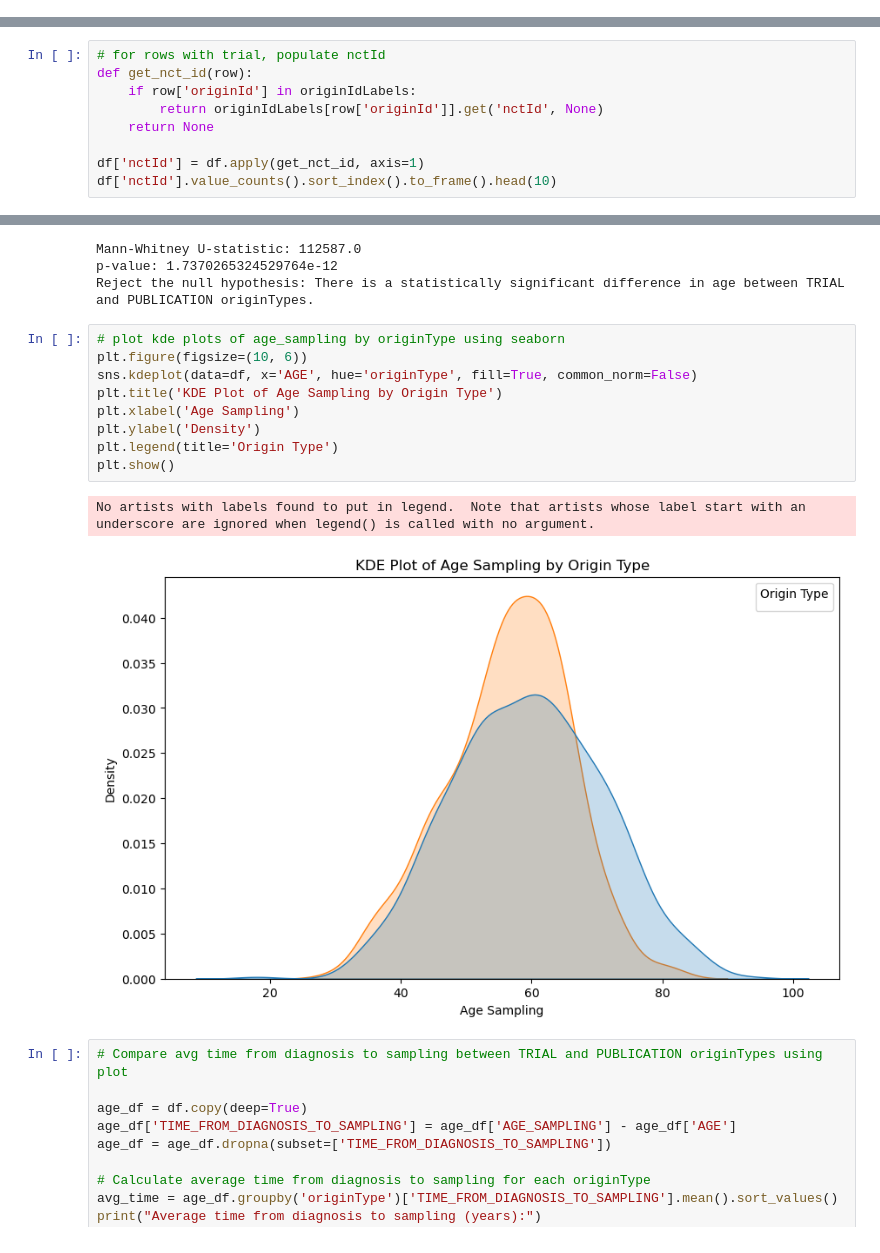
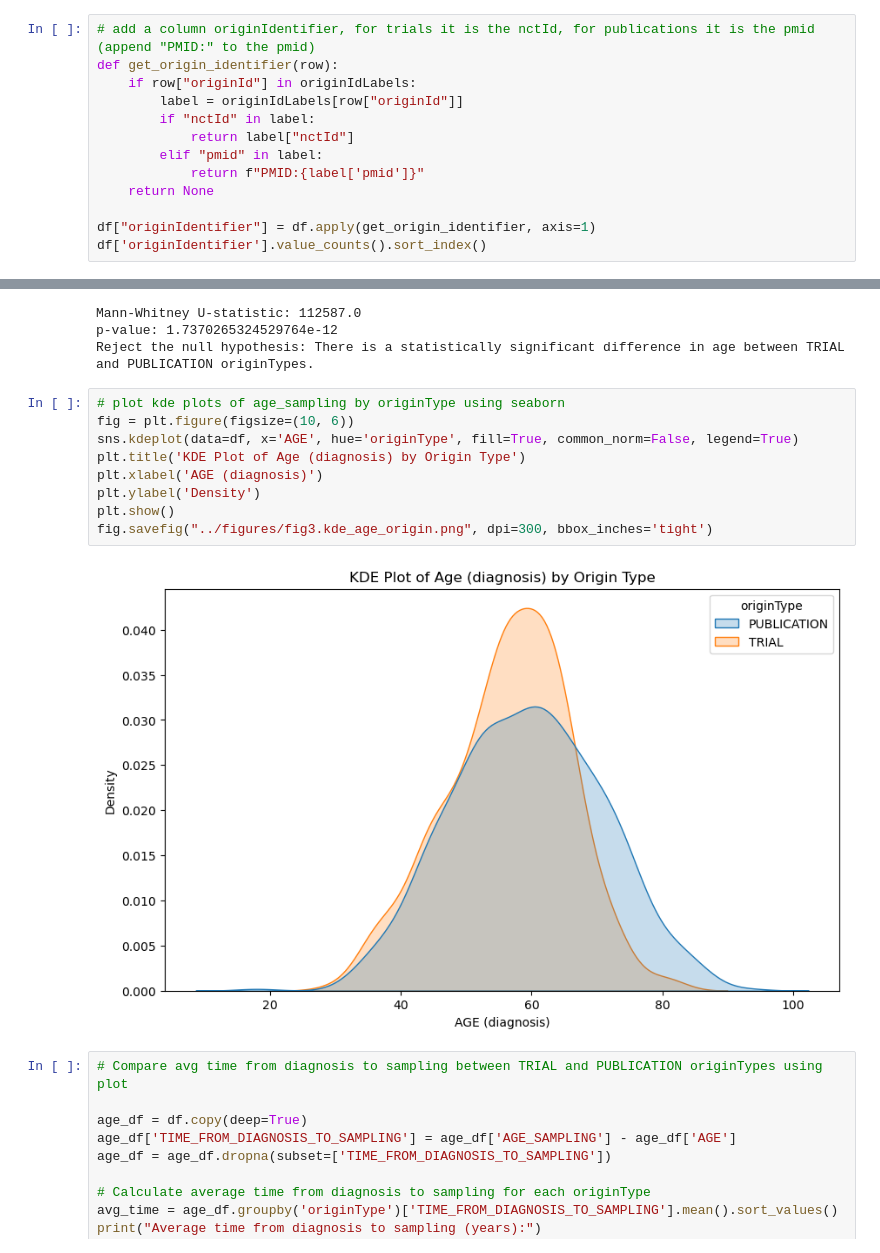
Before and after one commit to MahikaJaguste/msc-thesis, a Jupyter notebook: bias/tagging.ipynb, the cells around one changed output, grey strips where cells are left out. Saved outputs shown, nothing was run; the diff lists cells and outputs as text.

```diff
--- a/bias/tagging.ipynb
+++ b/bias/tagging.ipynb
@@ -215,3 +215,16 @@ PUBLICATION    727
 TRIAL          416
 Name: count, dtype: int64
 Columns 'year' and 'originType' added successfully.
+# %%
+# add a column originIdentifier, for trials it is the nctId, for publications it is the pmid (append "PMID:" to the pmid)
+def get_origin_identifier(row):
+    if row["originId"] in originIdLabels:
+        label = originIdLabels[row["originId"]]
+        if "nctId" in label:
+            return label["nctId"]
+        elif "pmid" in label:
+            return f"PMID:{label['pmid']}"
+    return None
+
+df["originIdentifier"] = df.apply(get_origin_identifier, axis=1)
+df['originIdentifier'].value_counts().sort_index()
@@ -234,12 +259,3 @@ df.drop(columns=['org'], inplace=True)
 All org values match COHORT values where COHORT is not null.
 0 rows have null COHORT values before filling.
 0 rows have null COHORT values after filling.
-# %%
-# for rows with trial, populate nctId
-def get_nct_id(row):
-    if row['originId'] in originIdLabels:
-        return originIdLabels[row['originId']].get('nctId', None)
-    return None
-
-df['nctId'] = df.apply(get_nct_id, axis=1)
-df['nctId'].value_counts().sort_index().to_frame().head(10)
@@ -494,16 +606,15 @@ p-value: 1.7370265324529764e-12
 Reject the null hypothesis: There is a statistically significant difference in age between TRIAL and PUBLICATION originTypes.
 # %%
 # plot kde plots of age_sampling by originType using seaborn
-plt.figure(figsize=(10, 6))
-sns.kdeplot(data=df, x='AGE', hue='originType', fill=True, common_norm=False)
-plt.title('KDE Plot of Age Sampling by Origin Type')
-plt.xlabel('Age Sampling')
+fig = plt.figure(figsize=(10, 6))
+sns.kdeplot(data=df, x='AGE', hue='originType', fill=True, common_norm=False, legend=True)
+plt.title('KDE Plot of Age (diagnosis) by Origin Type')
+plt.xlabel('AGE (diagnosis)')
 plt.ylabel('Density')
-plt.legend(title='Origin Type')
 plt.show()
+fig.savefig("../figures/fig3.kde_age_origin.png", dpi=300, bbox_inches='tight')
 # %% [output]
-No artists with labels found to put in legend.  Note that artists whose label start with an underscore are ignored when legend() is called with no argument.
-[figure, old version]
+[figure, new version]
 # %%
 # Compare avg time from diagnosis to sampling between TRIAL and PUBLICATION originTypes using plot
 
```
Also changed, not shown: parts of 20 cells of this notebook.
